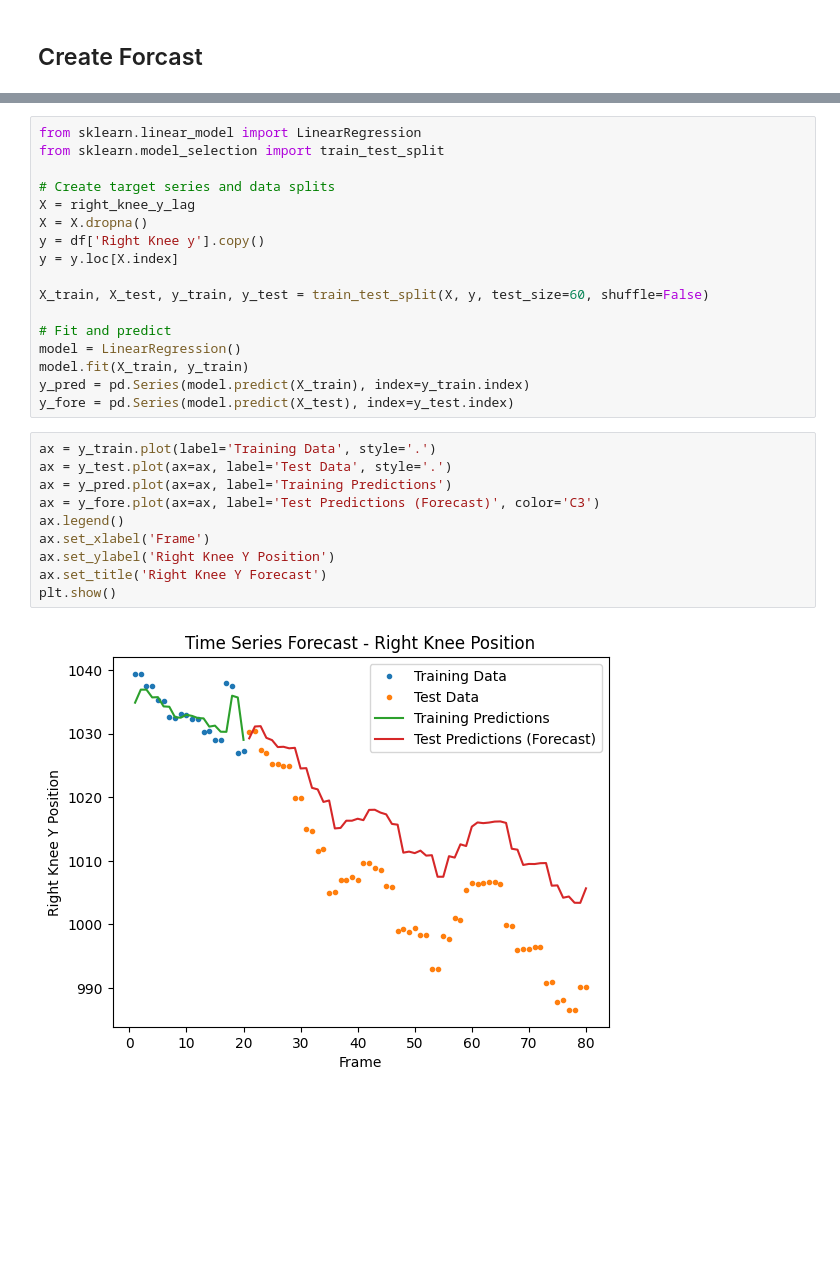
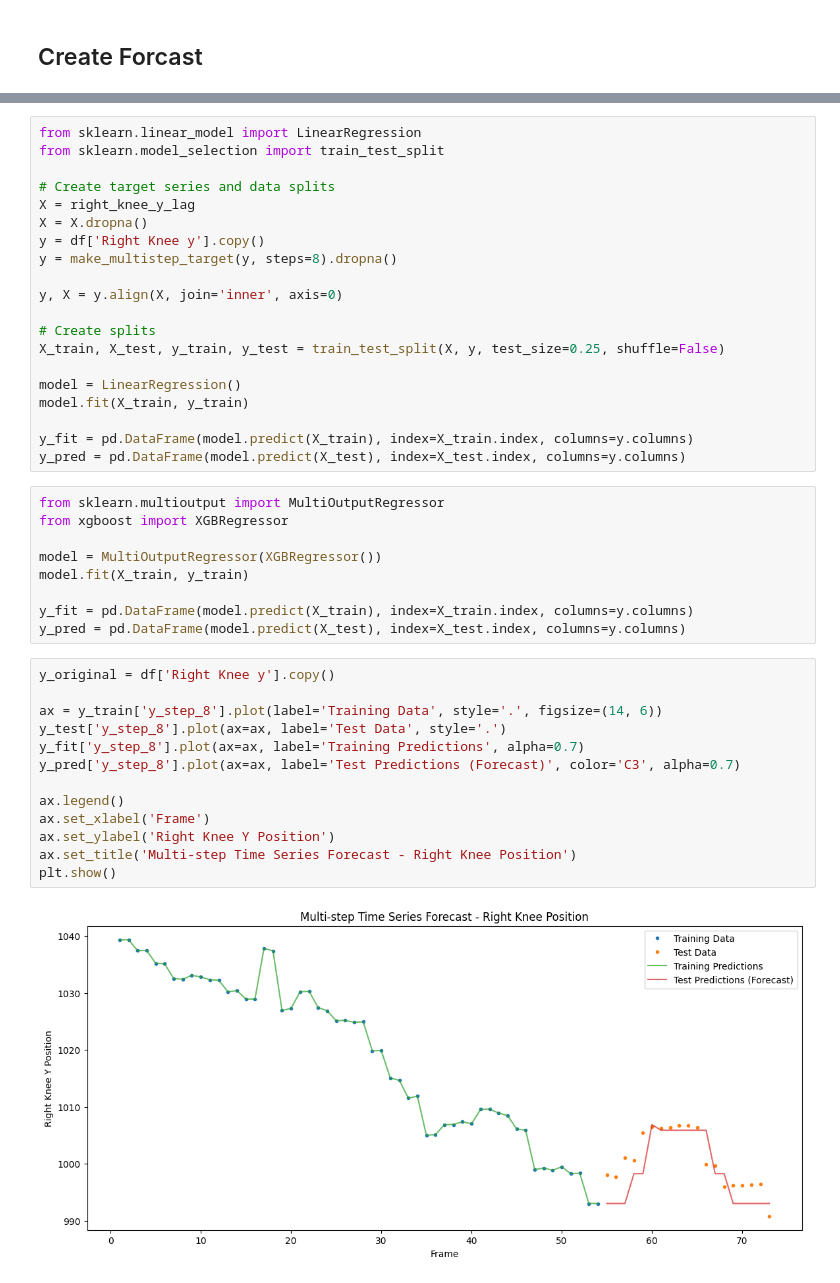
Before and after one commit to trevorZhanTian/Body-Movement-Prediction-with-Time-Series, a Jupyter notebook: main.ipynb, the cells around one changed output, grey strips where cells are left out. Cells and saved outputs as stored; diff of their text form; blank space fills up the shorter version.

```diff
--- a/main.ipynb
+++ b/main.ipynb
@@ -188,24 +194,39 @@ from sklearn.model_selection import train_test_split
 X = right_knee_y_lag
 X = X.dropna()
 y = df['Right Knee y'].copy()
-y = y.loc[X.index]
+y = make_multistep_target(y, steps=8).dropna()
 
-X_train, X_test, y_train, y_test = train_test_split(X, y, test_size=60, shuffle=False)
+y, X = y.align(X, join='inner', axis=0)
 
-# Fit and predict
+# Create splits
+X_train, X_test, y_train, y_test = train_test_split(X, y, test_size=0.25, shuffle=False)
+
 model = LinearRegression()
 model.fit(X_train, y_train)
-y_pred = pd.Series(model.predict(X_train), index=y_train.index)
-y_fore = pd.Series(model.predict(X_test), index=y_test.index)
+
+y_fit = pd.DataFrame(model.predict(X_train), index=X_train.index, columns=y.columns)
+y_pred = pd.DataFrame(model.predict(X_test), index=X_test.index, columns=y.columns)
 # %%
-ax = y_train.plot(label='Training Data', style='.')
-ax = y_test.plot(ax=ax, label='Test Data', style='.')
-ax = y_pred.plot(ax=ax, label='Training Predictions')
-ax = y_fore.plot(ax=ax, label='Test Predictions (Forecast)', color='C3')
-ax.legend()
-ax.set_xlabel('Frame')
-ax.set_ylabel('Right Knee Y Position')
-ax.set_title('Right Knee Y Forecast')
-plt.show()
+from sklearn.multioutput import MultiOutputRegressor
+from xgboost import XGBRegressor
+
+model = MultiOutputRegressor(XGBRegressor())
+model.fit(X_train, y_train)
+
+y_fit = pd.DataFrame(model.predict(X_train), index=X_train.index, columns=y.columns)
+y_pred = pd.DataFrame(model.predict(X_test), index=X_test.index, columns=y.columns)
-# %% [output]
-[figure, removed]
+# %%
+y_original = df['Right Knee y'].copy()
+
+ax = y_train['y_step_8'].plot(label='Training Data', style='.', figsize=(14, 6))
+y_test['y_step_8'].plot(ax=ax, label='Test Data', style='.')
+y_fit['y_step_8'].plot(ax=ax, label='Training Predictions', alpha=0.7)
+y_pred['y_step_8'].plot(ax=ax, label='Test Predictions (Forecast)', color='C3', alpha=0.7)
+
+ax.legend()
+ax.set_xlabel('Frame')
+ax.set_ylabel('Right Knee Y Position')
+ax.set_title('Multi-step Time Series Forecast - Right Knee Position')
+plt.show()
+# %% [output]
+[figure, added]
```
Also changed, not shown: parts of 2 cells of this notebook.
